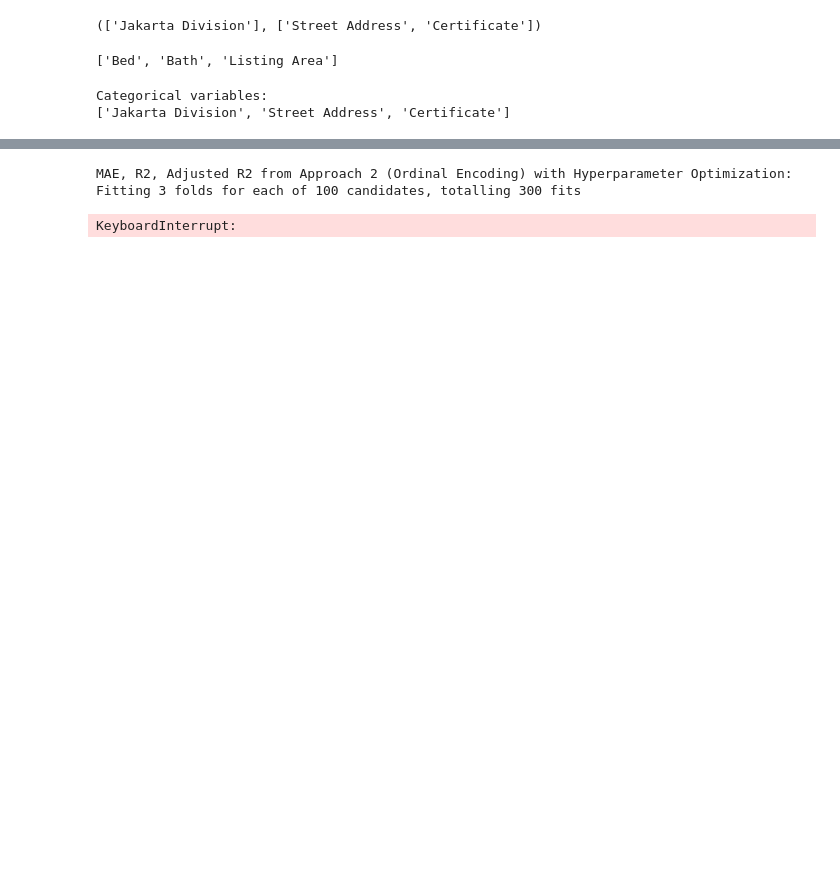
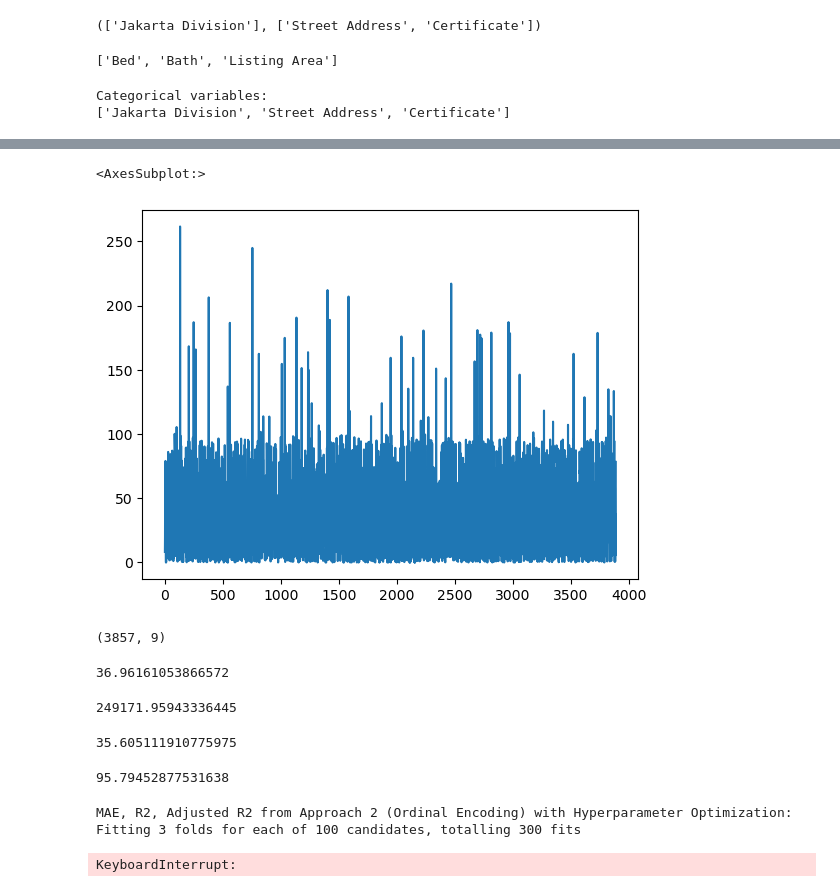
Before and after one commit to thebee99/InHousePredictor, a Jupyter notebook: code/House Price Prediction_sklearnRandomForest.ipynb, the cells around one changed output, grey strips where cells are left out. Saved outputs shown, nothing was run; the diff lists cells and outputs as text; code cells hidden in the pictures; blank space fills up the shorter version.

```diff
--- a/code/House Price Prediction_sklearnRandomForest.ipynb
+++ b/code/House Price Prediction_sklearnRandomForest.ipynb
@@ -226 +256,27 @@ max(error)
+# %%
+removed_df = total_df.drop(index1)
+removed_df.Prediction_Error.plot()
+# %% [output]
+<AxesSubplot:>
+[figure, added]
+# %%
+removed_df.shape
+# %% [output]
+(3857, 9)
+# %%
+removed_df.Prediction_Error.mean()
+# %% [output]
+36.96161053866572
+# %%
+total_df.Prediction_Error.mean()
+# %% [output]
+249171.95943336445
+# %%
+total_df.Price_prediction.mean()
+# %% [output]
+35.605111910775975
+# %%
+total_df.Price.mean()
+# %% [output]
+95.79452877531638
 # %%
```
Also changed, not shown: parts of 13 cells of this notebook.
